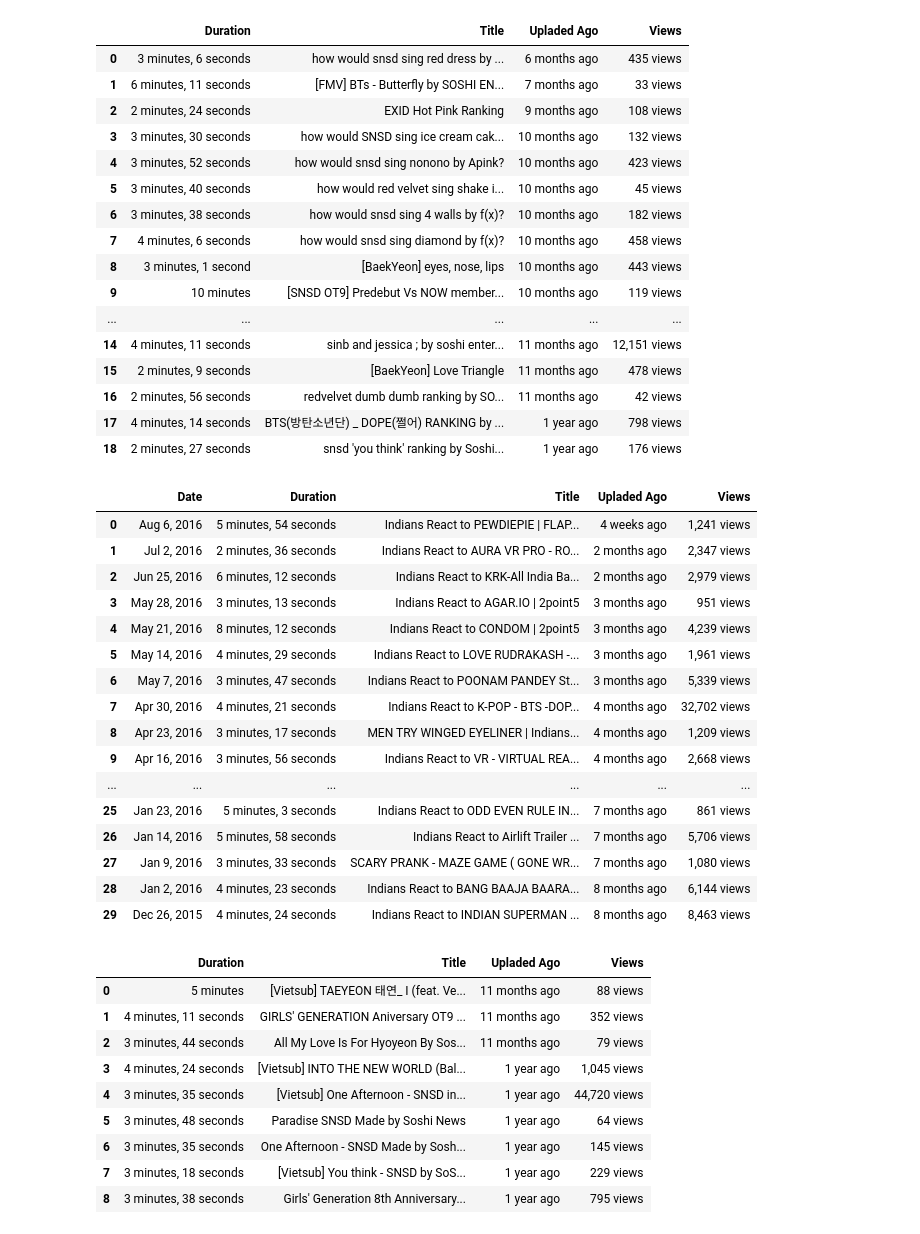
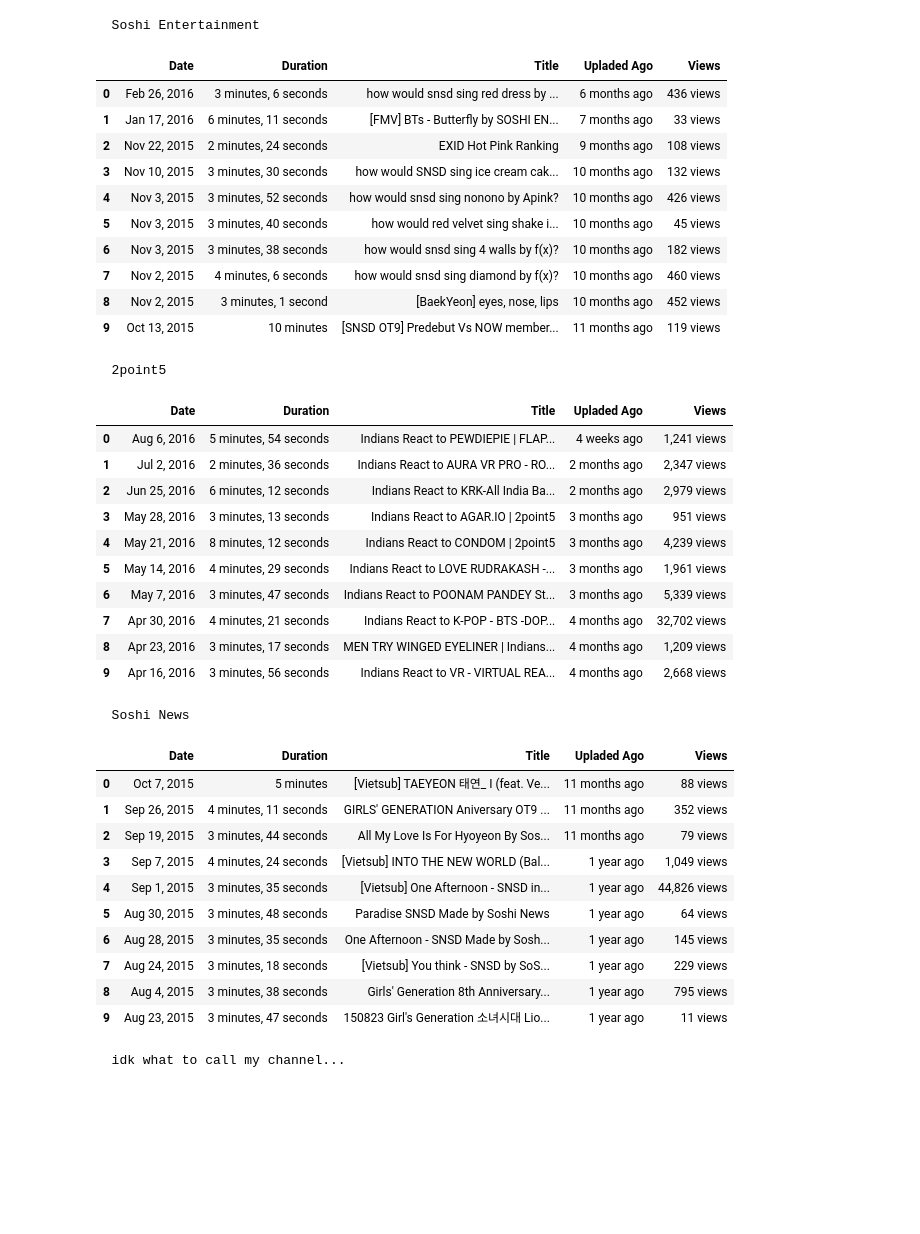
Before and after one commit to ankur17/Youtube-Analytics, a Jupyter notebook: youtubeAnalyser.ipynb, the cells around one changed output. Cells and saved outputs as stored; diff of their text form; code cells hidden in the pictures; blank space fills up the shorter version.

```diff
--- a/youtubeAnalyser.ipynb
+++ b/youtubeAnalyser.ipynb
@@ -15,8 +18,8 @@ import thread as th
 # %%
 ########  USER INPUTS  ###################
-longWork = False
+longWork = True
 beautify = True
-sourceFile = True
+sourceFile = False
 HTMLfolderName = 'LocalHTML'
 #Enter the link of the channel here
 urlList = list()
@@ -43,9 +46,9 @@ def soupMaker(obj,isUrl=True):
     '''converts to Soup object'''
     #True takes the link(obj)
     #False: the file name of the local HTML is taken
+
     if isUrl:
         print "In true"
-
         sc = requests.get(obj)
         soup = BeautifulSoup(sc.text,'html.parser')
     else:
@@ -71,7 +74,7 @@ def getUpload(href):
 
 def buildDict(listValuePair):
 	di = dict()
-	for col,row in attributes:
+	for col,row in listValuePair:
 		di[col] = row
 	return di
 
@@ -93,15 +96,16 @@ def channelTotal(url):
 
 def viewDataFrames():
     for nxtfile in os.listdir('./DataFrames'):
+        print nxtfile
         df_view = pd.read_pickle('DataFrames/'+ nxtfile)
-        display(HTML(df_view.to_html()))
+        display(HTML(df_view.head(10).to_html()))
 
 
-viewDataFrames()
+# viewDataFrames()
 
 def main():
 	for url in urlList:
-
+		print url
 		try:
 		 	channelTotal(url)
 		except:
@@ -111,7 +115,7 @@ def main():
 		if sourceFile :
 			soup = soupMaker(ChannelName.strip()+' - YouTube',False)#soup = BeautifulSoup(sc.text,'html.parser')
 		else:
-			soup = soupMaker(url)
+			soup = soupMaker(url,isUrl=True)
 
 		video_Alllists = soup.find_all("div", class_="yt-lockup-content")
 		title = list()
@@ -125,6 +129,7 @@ def main():
 		for line in video_Alllists:
 			if longWork:
 				date.append(getUpload(line.a.get('href')))
+
 			uploadLag.append(line.find_all('li')[1].text)
 			view.append(line.li.text)
 			title.append(line.a.get('title'))
@@ -149,50 +154,48 @@ def main():
 			df.to_pickle('DataFrames/'+ ChannelName)
 
 
 		df_old = pd.read_pickle('DataFrames/'+ ChannelName)
 		df = pd.concat([df,df_old]).drop_duplicates(subset=['Duration','Title']).reset_index(drop=True)
 	#     ,ignore_index=True
 	# 	try:
 	# 		fake = df_old.analyticStartDate
 	# 	except:
 	# 		df.analyticStartDate = time.ctime()
 	# 	print "Analytics Starting time:",df.analyticStartDate
 
 	# 	#Updating the saves
 		df.to_pickle('DataFrames/'+ ChannelName)
 
 		#Finding the %age of the views
 		view_sum = int(TotalViews.replace('views',' ').replace(',',''))
 		for eachView in df['Views']:
 		    viewPercent.append(round(int(eachView.replace('views',' ').replace(',',''))/view_sum*100,2))
 		viewPercentPd = pd.Series([str(a) +'%' for a in viewPercent])
 		df['View Percentage'] = viewPercentPd
 
 	    #Display
 		if beautify:
 			display(HTML(df.to_html()))
 		else:
 			s = df.style.applymap(color_negative_red)
 			df.style.bar(subset=['Views'], color='#d65f5f') ##Fails because its in string
 	print "======Done====="
+
+main()
 # %% [output]
+  Soshi Entertainment
-|  | Duration | Title | Upladed Ago | Views |
-| 0 | 3 minutes, 6 seconds | how would snsd sing red dress by ... | 6 months ago | 435 views |
-| 1 | 6 minutes, 11 seconds | [FMV] BTs - Butterfly by SOSHI EN... | 7 months ago | 33 views |
-| 2 | 2 minutes, 24 seconds | EXID Hot Pink Ranking | 9 months ago | 108 views |
-| 3 | 3 minutes, 30 seconds | how would SNSD sing ice cream cak... | 10 months ago | 132 views |
-| 4 | 3 minutes, 52 seconds | how would snsd sing nonono by Apink? | 10 months ago | 423 views |
-| 5 | 3 minutes, 40 seconds | how would red velvet sing shake i... | 10 months ago | 45 views |
-| 6 | 3 minutes, 38 seconds | how would snsd sing 4 walls by f(x)? | 10 months ago | 182 views |
-| 7 | 4 minutes, 6 seconds | how would snsd sing diamond by f(x)? | 10 months ago | 458 views |
-| 8 | 3 minutes, 1 second | [BaekYeon] eyes, nose, lips | 10 months ago | 443 views |
-| 9 | 10 minutes | [SNSD OT9] Predebut Vs NOW member... | 10 months ago | 119 views |
-| ... | ... | ... | ... | ... |
-| 14 | 4 minutes, 11 seconds | sinb and jessica ; by soshi enter... | 11 months ago | 12,151 views |
-| 15 | 2 minutes, 9 seconds | [BaekYeon] Love Triangle | 11 months ago | 478 views |
-| 16 | 2 minutes, 56 seconds | redvelvet dumb dumb ranking by SO... | 11 months ago | 42 views |
-| 17 | 4 minutes, 14 seconds | BTS(방탄소년단) _ DOPE(쩔어) RANKING by ... | 1 year ago | 798 views |
-| 18 | 2 minutes, 27 seconds | snsd 'you think' ranking by Soshi... | 1 year ago | 176 views |
+|  | Date | Duration | Title | Upladed Ago | Views |
+| 0 | Feb 26, 2016 | 3 minutes, 6 seconds | how would snsd sing red dress by ... | 6 months ago | 436 views |
+| 1 | Jan 17, 2016 | 6 minutes, 11 seconds | [FMV] BTs - Butterfly by SOSHI EN... | 7 months ago | 33 views |
+| 2 | Nov 22, 2015 | 2 minutes, 24 seconds | EXID Hot Pink Ranking | 9 months ago | 108 views |
+| 3 | Nov 10, 2015 | 3 minutes, 30 seconds | how would SNSD sing ice cream cak... | 10 months ago | 132 views |
+| 4 | Nov 3, 2015 | 3 minutes, 52 seconds | how would snsd sing nonono by Apink? | 10 months ago | 426 views |
+| 5 | Nov 3, 2015 | 3 minutes, 40 seconds | how would red velvet sing shake i... | 10 months ago | 45 views |
+| 6 | Nov 3, 2015 | 3 minutes, 38 seconds | how would snsd sing 4 walls by f(x)? | 10 months ago | 182 views |
+| 7 | Nov 2, 2015 | 4 minutes, 6 seconds | how would snsd sing diamond by f(x)? | 10 months ago | 460 views |
+| 8 | Nov 2, 2015 | 3 minutes, 1 second | [BaekYeon] eyes, nose, lips | 10 months ago | 452 views |
+| 9 | Oct 13, 2015 | 10 minutes | [SNSD OT9] Predebut Vs NOW member... | 11 months ago | 119 views |
+  2point5
 |  | Date | Duration | Title | Upladed Ago | Views |
 | 0 | Aug 6, 2016 | 5 minutes, 54 seconds | Indians React to PEWDIEPIE | FLAP... | 4 weeks ago | 1,241 views |
 | 1 | Jul 2, 2016 | 2 minutes, 36 seconds | Indians React to AURA VR PRO - RO... | 2 months ago | 2,347 views |
@@ -204,19 +207,16 @@ def main():
 | 7 | Apr 30, 2016 | 4 minutes, 21 seconds | Indians React to K-POP - BTS -DOP... | 4 months ago | 32,702 views |
 | 8 | Apr 23, 2016 | 3 minutes, 17 seconds | MEN TRY WINGED EYELINER | Indians... | 4 months ago | 1,209 views |
 | 9 | Apr 16, 2016 | 3 minutes, 56 seconds | Indians React to VR - VIRTUAL REA... | 4 months ago | 2,668 views |
-| ... | ... | ... | ... | ... | ... |
-| 25 | Jan 23, 2016 | 5 minutes, 3 seconds | Indians React to ODD EVEN RULE IN... | 7 months ago | 861 views |
-| 26 | Jan 14, 2016 | 5 minutes, 58 seconds | Indians React to Airlift Trailer ... | 7 months ago | 5,706 views |
-| 27 | Jan 9, 2016 | 3 minutes, 33 seconds | SCARY PRANK - MAZE GAME ( GONE WR... | 7 months ago | 1,080 views |
-| 28 | Jan 2, 2016 | 4 minutes, 23 seconds | Indians React to BANG BAAJA BAARA... | 8 months ago | 6,144 views |
-| 29 | Dec 26, 2015 | 4 minutes, 24 seconds | Indians React to INDIAN SUPERMAN ... | 8 months ago | 8,463 views |
+  Soshi News
-|  | Duration | Title | Upladed Ago | Views |
-| 0 | 5 minutes | [Vietsub] TAEYEON 태연_ I (feat. Ve... | 11 months ago | 88 views |
-| 1 | 4 minutes, 11 seconds | GIRLS' GENERATION Aniversary OT9 ... | 11 months ago | 352 views |
-| 2 | 3 minutes, 44 seconds | All My Love Is For Hyoyeon By Sos... | 11 months ago | 79 views |
-| 3 | 4 minutes, 24 seconds | [Vietsub] INTO THE NEW WORLD (Bal... | 1 year ago | 1,045 views |
-| 4 | 3 minutes, 35 seconds | [Vietsub] One Afternoon - SNSD in... | 1 year ago | 44,720 views |
-| 5 | 3 minutes, 48 seconds | Paradise SNSD Made by Soshi News | 1 year ago | 64 views |
-| 6 | 3 minutes, 35 seconds | One Afternoon - SNSD Made by Sosh... | 1 year ago | 145 views |
-| 7 | 3 minutes, 18 seconds | [Vietsub] You think - SNSD by SoS... | 1 year ago | 229 views |
-| 8 | 3 minutes, 38 seconds | Girls' Generation 8th Anniversary... | 1 year ago | 795 views |
+|  | Date | Duration | Title | Upladed Ago | Views |
+| 0 | Oct 7, 2015 | 5 minutes | [Vietsub] TAEYEON 태연_ I (feat. Ve... | 11 months ago | 88 views |
+| 1 | Sep 26, 2015 | 4 minutes, 11 seconds | GIRLS' GENERATION Aniversary OT9 ... | 11 months ago | 352 views |
+| 2 | Sep 19, 2015 | 3 minutes, 44 seconds | All My Love Is For Hyoyeon By Sos... | 11 months ago | 79 views |
+| 3 | Sep 7, 2015 | 4 minutes, 24 seconds | [Vietsub] INTO THE NEW WORLD (Bal... | 1 year ago | 1,049 views |
+| 4 | Sep 1, 2015 | 3 minutes, 35 seconds | [Vietsub] One Afternoon - SNSD in... | 1 year ago | 44,826 views |
+| 5 | Aug 30, 2015 | 3 minutes, 48 seconds | Paradise SNSD Made by Soshi News | 1 year ago | 64 views |
+| 6 | Aug 28, 2015 | 3 minutes, 35 seconds | One Afternoon - SNSD Made by Sosh... | 1 year ago | 145 views |
+| 7 | Aug 24, 2015 | 3 minutes, 18 seconds | [Vietsub] You think - SNSD by SoS... | 1 year ago | 229 views |
+| 8 | Aug 4, 2015 | 3 minutes, 38 seconds | Girls' Generation 8th Anniversary... | 1 year ago | 795 views |
+| 9 | Aug 23, 2015 | 3 minutes, 47 seconds | 150823 Girl's Generation 소녀시대 Lio... | 1 year ago | 11 views |
+  idk what to call my channel...
```
Also changed, not shown: parts of 6 cells of this notebook, 13 other files.
